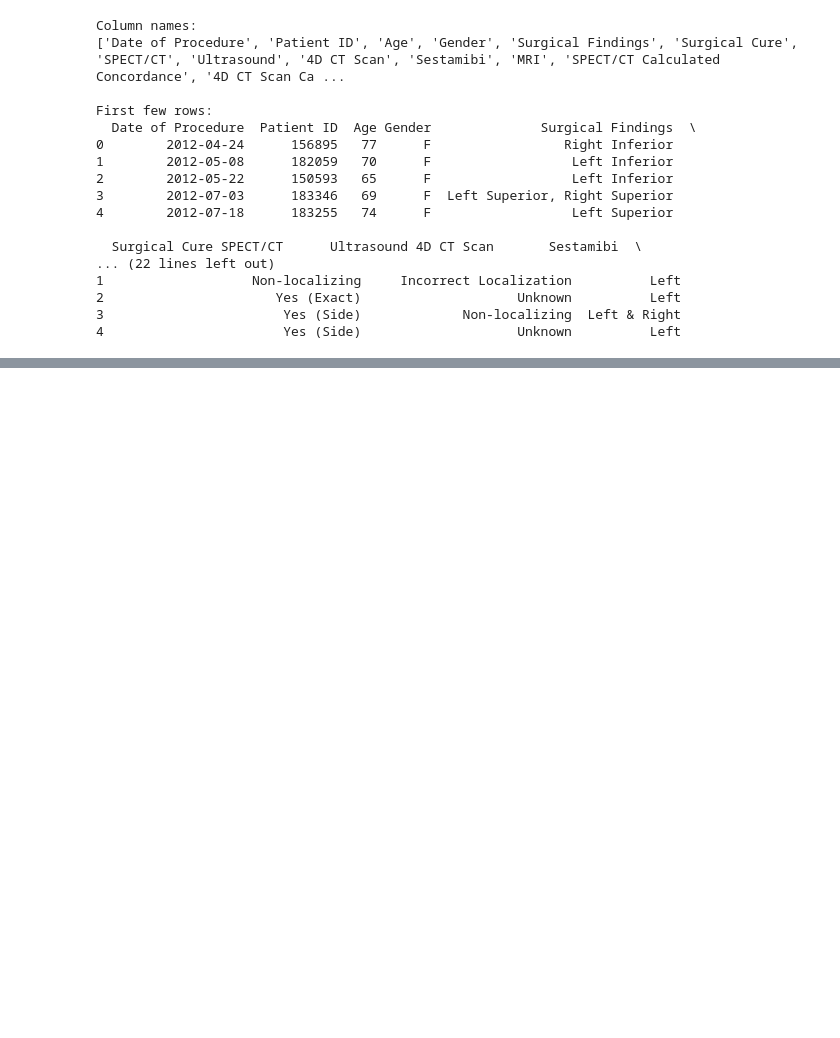
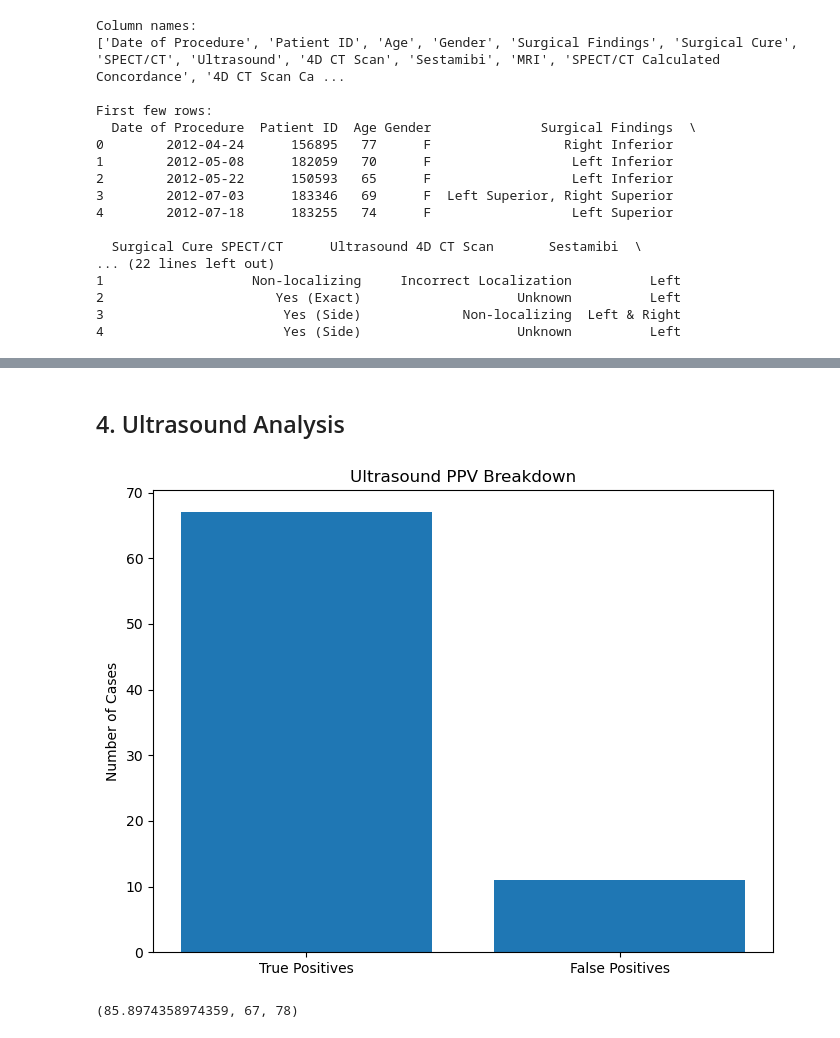
Before and after one commit to Jonah-Schwartz521/parathyroid-imaging-evaluation, a Jupyter notebook: PPV.ipynb, the cells around one changed output, grey strips where cells are left out. Cells and saved outputs as stored; diff of their text form; code cells hidden in the pictures; blank space fills up the shorter version.

```diff
--- a/PPV.ipynb
+++ b/PPV.ipynb
@@ -124,0 +95,21 @@ First few rows:
+# %%
+# List of modalities to analyze
+modalities = ['SPECT/CT', 'Sestamibi', '4D CT Scan', 'Ultrasound', 'MRI']
+
+# Create results table
+results = []
+for modality in modalities:
+    ppv, true_pos, total = calculate_ppv(data, modality)
+    if ppv is not None:
+        results.append({
+            'Modality': modality,
+            'PPV (%)': f"{ppv*100:.1f}%",
+            'True Positives': true_pos,
+            'Total Localized': total,
+            'False Positives': total - true_pos
+        })
+
+# Convert to DataFrame and display
+results_df = pd.DataFrame(results)
+print("\nPPV Results by Modality:")
+results_df
@@ -125,2 +133,24 @@ First few rows:
+# %%
+def analyze_modality_ppv(data, modality_name):
+
+    # Filters for results (excludes NaN and Non-localizing)
+    modality_data = data[data[modality_name].notna() & (data[modality_name] != 'Non-localizing')]
+
+    # Counts matches
+    concordance_col = f"{modality_name} Calculated Concordance"
+    true_pos = len(data[data[concordance_col].str.contains('Yes', na=False)])
+    total = len(modality_data)
+
+    # Calculates PPV
+    ppv = (true_pos / total) * 100 if total > 0 else 0
+
+    plt.figure(figsize=(8, 6))
+    plt.bar(['True Positives', 'False Positives'],
+            [true_pos, total - true_pos])
+    plt.title(f'{modality_name} PPV Breakdown')
+    plt.ylabel('Number of Cases')
+    plt.show()
+
+    return ppv, true_pos, total
 # %% [markdown]
 ## 1. SPECT/CT Analysis
@@ -292,0 +176,7 @@ PPV: 84.39%
+# %% [markdown]
+## 4. Ultrasound Analysis
+# %%
+analyze_modality_ppv(data, 'Ultrasound')
+# %% [output]
+[figure, added]
+(85.8974358974359, 67, 78)
```
Also changed, not shown: parts of 23 cells of this notebook, 1 other file.
